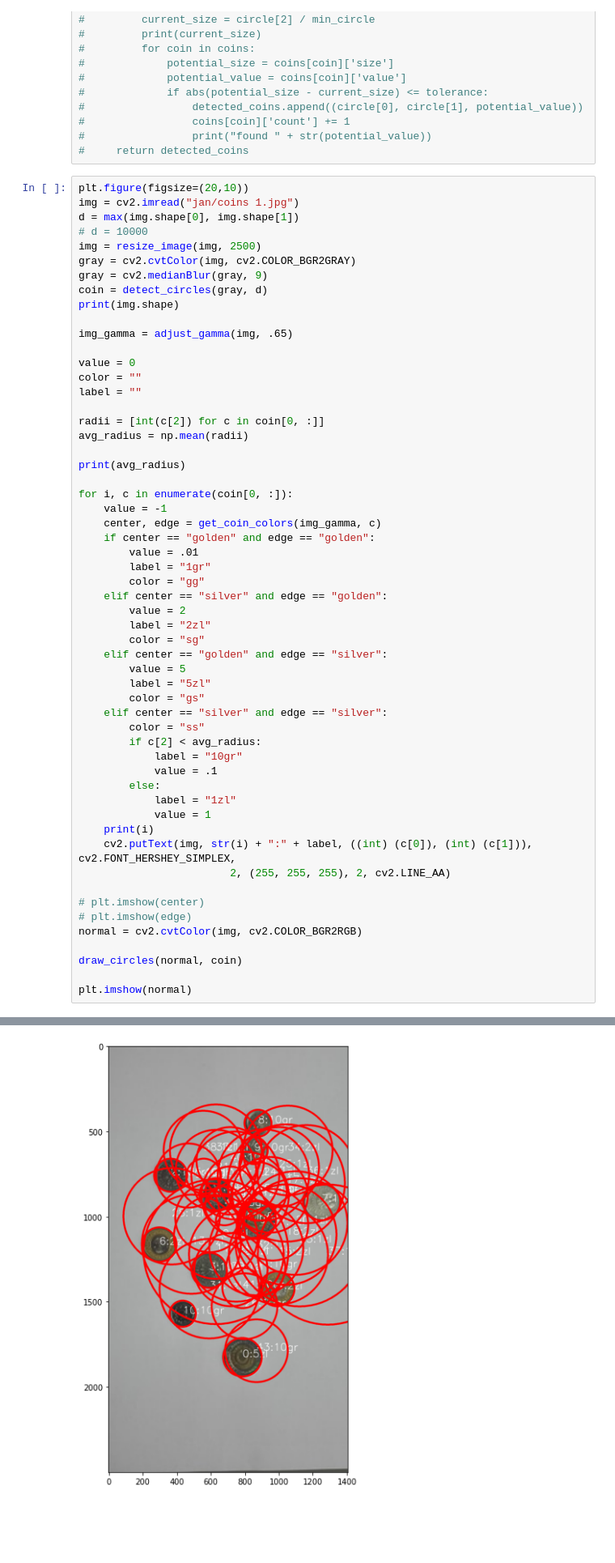
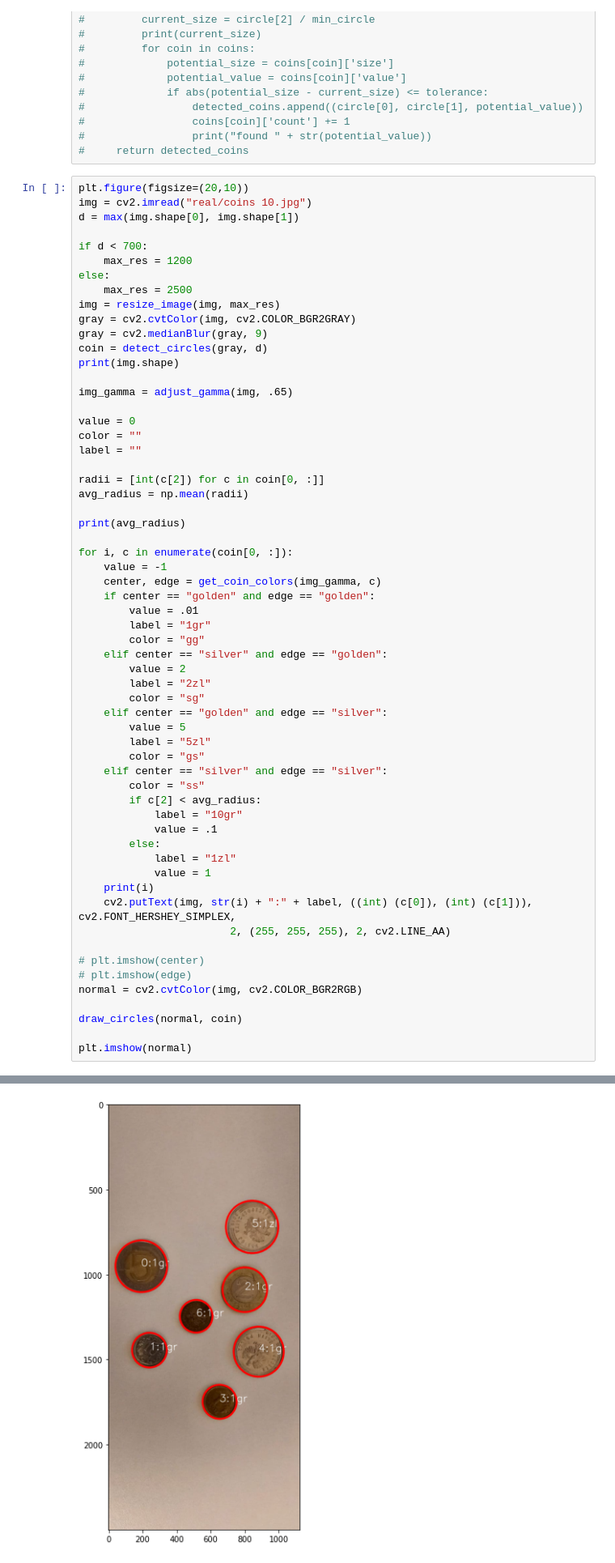
Before and after one commit to misterhz/coin-detection, a Jupyter notebook: coins.ipynb, the cells around one changed output, grey strips where cells are left out. Shown: that part at 81% size. Drawn from its saved outputs; the diff is of its cells as text; blank space fills up the shorter version.

Commit message:
Image scaling changed

```diff
--- a/coins.ipynb
+++ b/coins.ipynb
@@ -155,10 +155,14 @@ def adjust_gamma(image, gamma=1.0):
 #     return detected_coins
 # %%
 plt.figure(figsize=(20,10))
-img = cv2.imread("jan/coins 1.jpg")
+img = cv2.imread("real/coins 10.jpg")
 d = max(img.shape[0], img.shape[1])
-# d = 10000
-img = resize_image(img, 2500)
+
+if d < 700:
+    max_res = 1200
+else:
+    max_res = 2500
+img = resize_image(img, max_res)
 gray = cv2.cvtColor(img, cv2.COLOR_BGR2GRAY)
 gray = cv2.medianBlur(gray, 9)
 coin = detect_circles(gray, d)
@@ -230,5 +234,5 @@ found 48 circle(s)
 <matplotlib.image.AxesImage at 0x...>
-[figure, old version]
+[figure, new version]
 # %%
 c = coin[0, 0]
 normal = cv2.cvtColor(img, cv2.COLOR_BGR2RGB)
```
Also changed, not shown: parts of 1 cell of this notebook.
